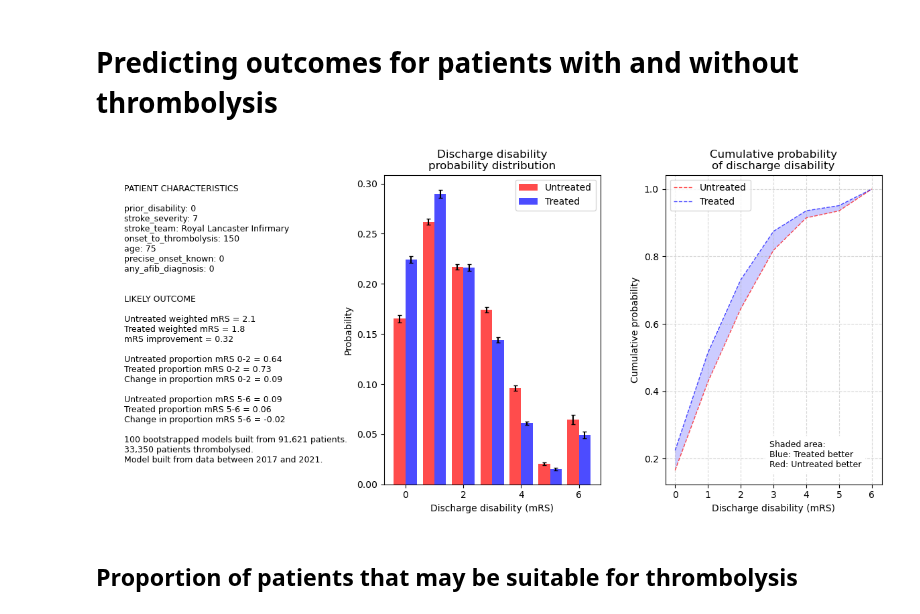
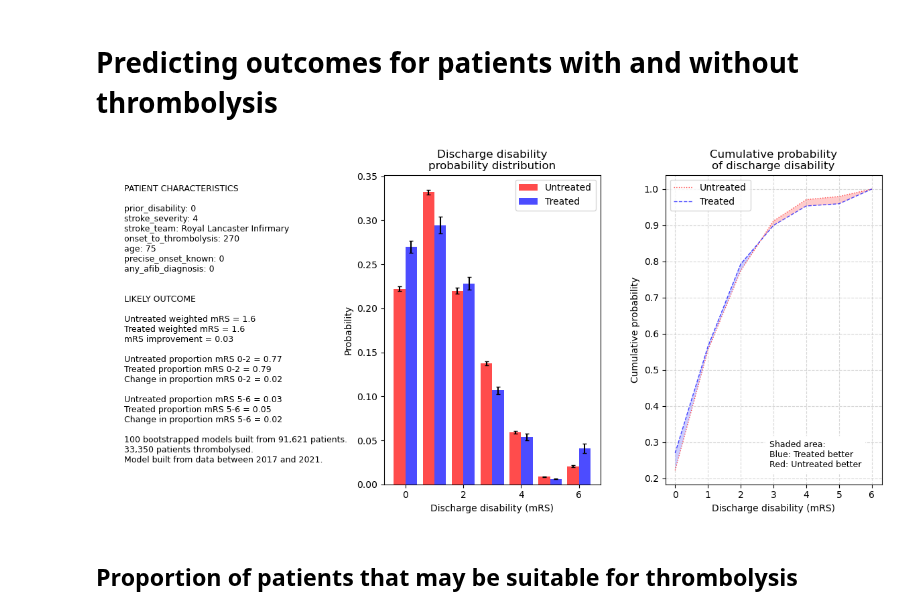
Before and after one commit to samuel-book/samuel_2_production, a Jupyter notebook: X_1_outcome.ipynb, the cells around one changed output. Cells and saved outputs as stored; diff of their text form; code cells hidden in the pictures.

```diff
--- a/X_1_outcome.ipynb
+++ b/X_1_outcome.ipynb
@@ -199,7 +199,7 @@ def analyse_patient(patient):
     x = np.arange(7)
     untreated_cum = np.cumsum(untreated_dist_mean)
     treated_cum = np.cumsum(treated_dist_mean)
-    ax.plot(x, untreated_cum, color='red', label=f'Untreated', linewidth=1, linestyle='--', alpha=0.7)
+    ax.plot(x, untreated_cum, color='red', label=f'Untreated', linewidth=1, linestyle=':', alpha=0.7)
     ax.plot(x, treated_cum, color='blue', label=f'Treated', linewidth=1, linestyle='--', alpha=0.7)
     # Fil the difference between the lines
     ax.fill_between(x, untreated_cum, treated_cum, where=treated_cum >= untreated_cum,
@@ -225,19 +225,19 @@ def analyse_patient(patient):
 # %%
 # For a 'typical/neutral' hospital, use "Royal Lancaster Infirmary"
 
 patient = {
     'prior_disability': 0,
-    'stroke_severity': 7,
+    'stroke_severity': 4,
     'stroke_team': "Royal Lancaster Infirmary",
-    'onset_to_thrombolysis': 150,
+    'onset_to_thrombolysis': 270,
     'age': 75,
     'precise_onset_known': 0,
     'any_afib_diagnosis': 0
     }
 
 analyse_patient(patient)
 # %% [output]
-[figure, old version]
+[figure, new version]
 # %% [markdown]
 ## Proportion of patients that may be suitable for thrombolysis
 # %%
```
Also changed, not shown: parts of 1 cell of this notebook.
